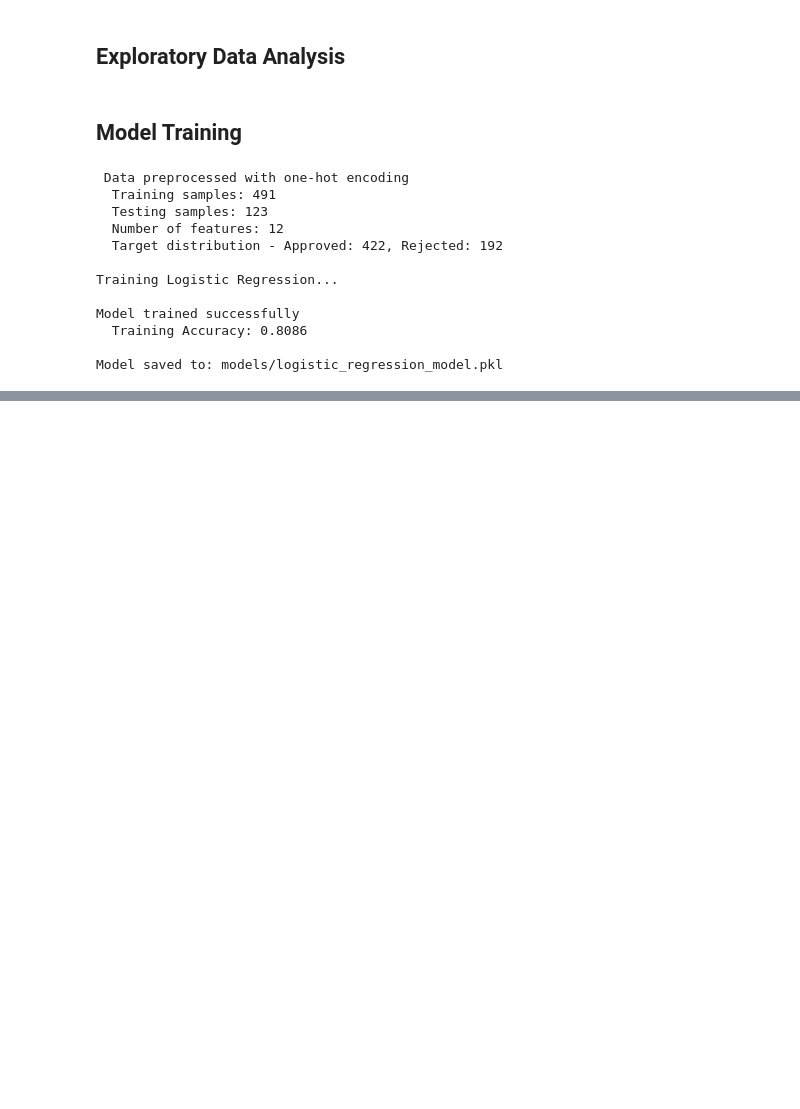
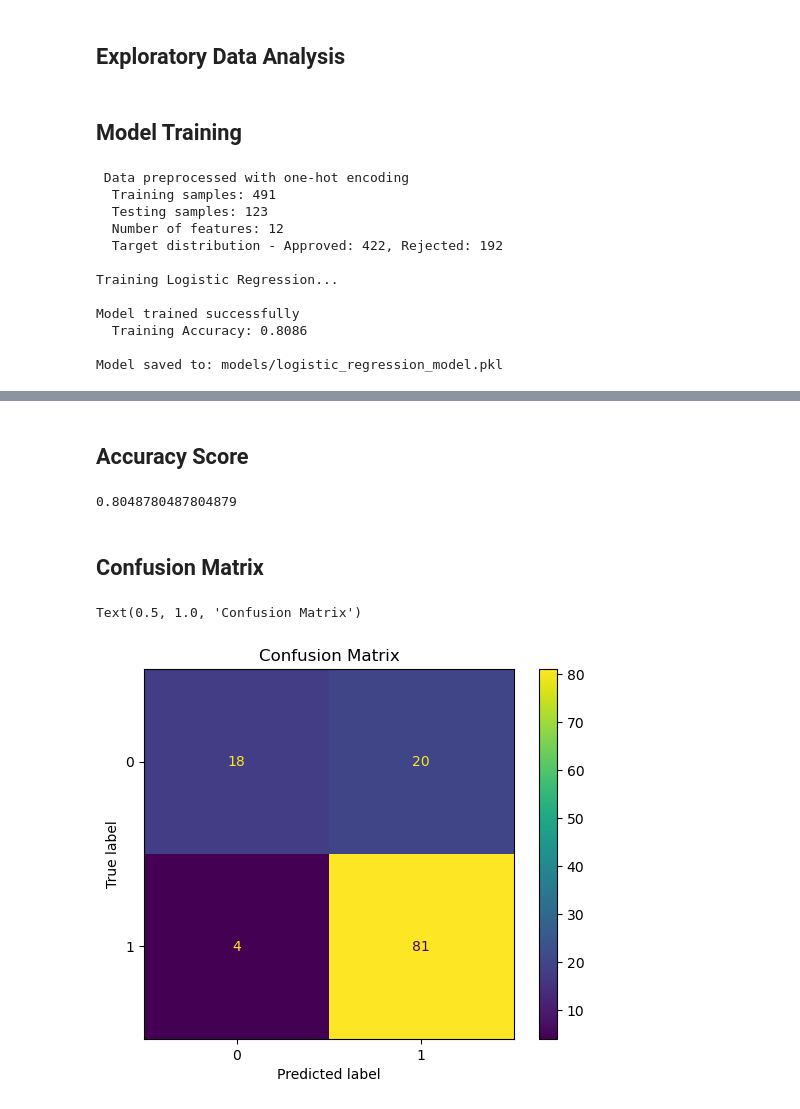
Before and after one commit to tanav2202/loan-eligibility, a Jupyter notebook: analysis.ipynb, the cells around one changed output, grey strips where cells are left out. Saved outputs shown, nothing was run; the diff lists cells and outputs as text; code cells hidden in the pictures; blank space fills up the shorter version.

Commit message:
add model testing, accuracy score, confusion matrix, classification report, precision recall curve, ROC curve

```diff
--- a/analysis.ipynb
+++ b/analysis.ipynb
@@ -61,0 +80,23 @@ Model saved to: models/logistic_regression_model.pkl
+# %% [markdown]
+## Accuracy Score
+# %%
+# Accuracy Score
+accuracy_score = model.score(X_test, y_test)
+accuracy_score
+# %% [output]
+0.8048780487804879
+# %% [markdown]
+## Confusion Matrix
+# %%
+from sklearn.metrics import ConfusionMatrixDisplay
+
+# Confusion Matrix
+confmat = ConfusionMatrixDisplay.from_estimator(
+    model,
+    X_test,
+    y_test,
+)
+confmat.ax_.set_title("Confusion Matrix")
+# %% [output]
+Text(0.5, 1.0, 'Confusion Matrix')
+[figure, added]
```
Also changed, not shown: parts of 8 cells of this notebook.
